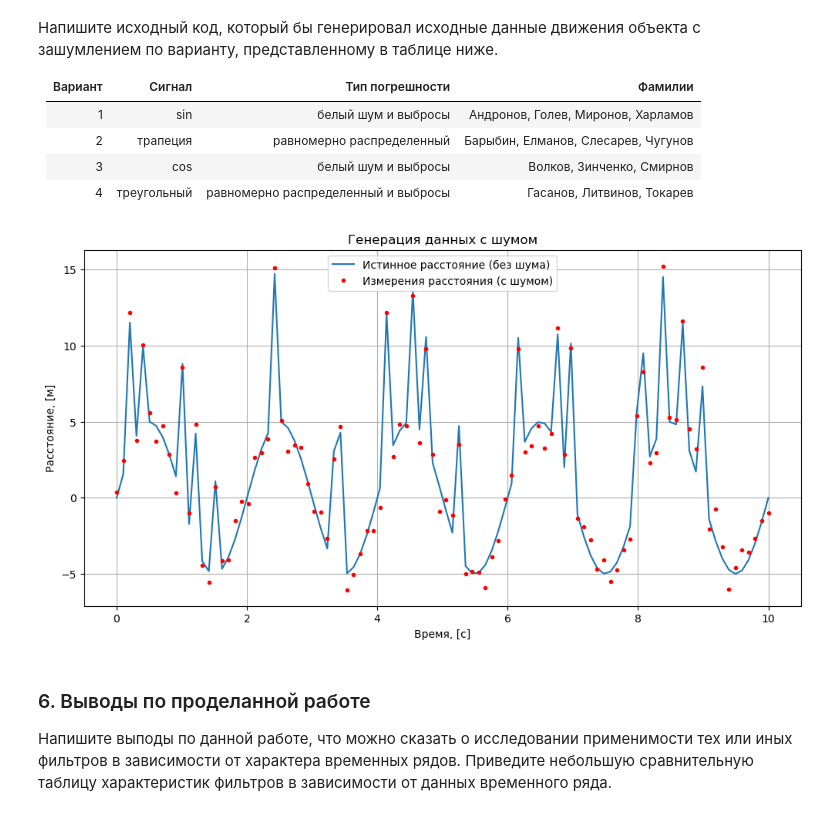
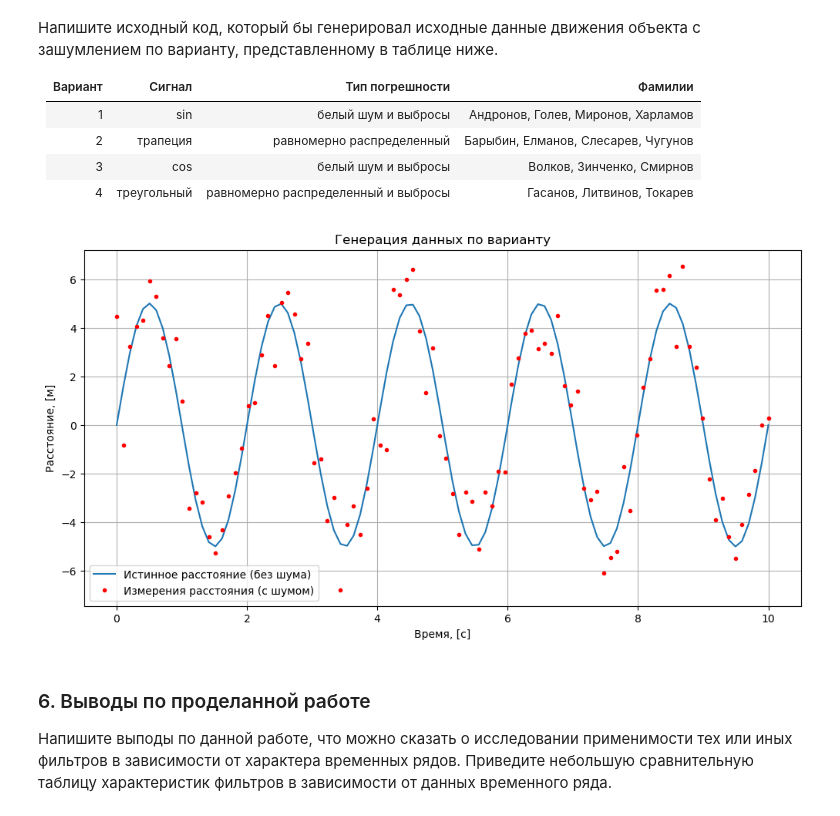
Before and after one commit to BROsandr/modeling_ius, a Jupyter notebook: lab1/IUS_lab01.ipynb, the cells around one changed output. Drawn from its saved outputs; the diff is of its cells as text; code cells hidden in the pictures.

```diff
--- a/lab1/IUS_lab01.ipynb
+++ b/lab1/IUS_lab01.ipynb
@@ -465,42 +465,35 @@ plt.show()
 # %%
 # prompt: Напишите исходный код, который бы генерировал исходные данные движения объекта по синусу.
 
 # Generate true object trajectory (sine wave)
 amplitude = 5
 frequency = 0.5
 x_true = amplitude * np.sin(2 * np.pi * frequency * t)
 
-# Add outliers
-num_outliers = 20
-outlier_indices = np.random.choice(n_points, num_outliers, replace=False)
-outlier_values = np.random.uniform(5, 10, num_outliers)  # Outlier magnitudes
-
-z = x_true
-
-z[outlier_indices] = z[outlier_indices] + outlier_values
-
 # Add noise (white noise with normal distribution)
-noise_std_dev = 1  # Standard deviation of the noise
-noise = np.random.normal(0, noise_std_dev, n_points)
+noise_std = 1  # Standard deviation of the noise
+noise = np.random.normal(0, noise_std, n_points)
 z = x_true + noise
 
+outliers = np.zeros(n_points)
+add_outliers(outliers, num_outliers=20, outlier_range=(noise_std * 1.6, noise_std * 2))
+z += outliers
 
 # Save data to a file
 np.savetxt('data_sine.txt', np.column_stack((x_true, z)), fmt='%f')
-
 
 # Visualize the generated data
 plt.figure(figsize=(12, 6))
 plt.plot(t, x_true, label='Истинное расстояние (без шума)')
 plt.plot(t, z, 'r.', label='Измерения расстояния (с шумом)')
 plt.xlabel('Время, [c]')
 plt.ylabel('Расстояние, [м]')
 plt.legend()
 plt.grid()
-plt.title('Генерация данных с шумом')
+plt.title('Генерация данных по варианту')
 plt.show()
 # %% [output]
-[figure, old version]
+[figure, new version]
 # %% [markdown]
 ### 6. Выводы по проделанной работе
 Напишите выподы по данной работе, что можно сказать о исследовании применимости тех или иных фильтров в зависимости от характера временных рядов. Приведите небольшую сравнительную таблицу характеристик фильтров в зависимости от данных временного ряда.
```
Also changed, not shown: parts of 8 cells of this notebook.
